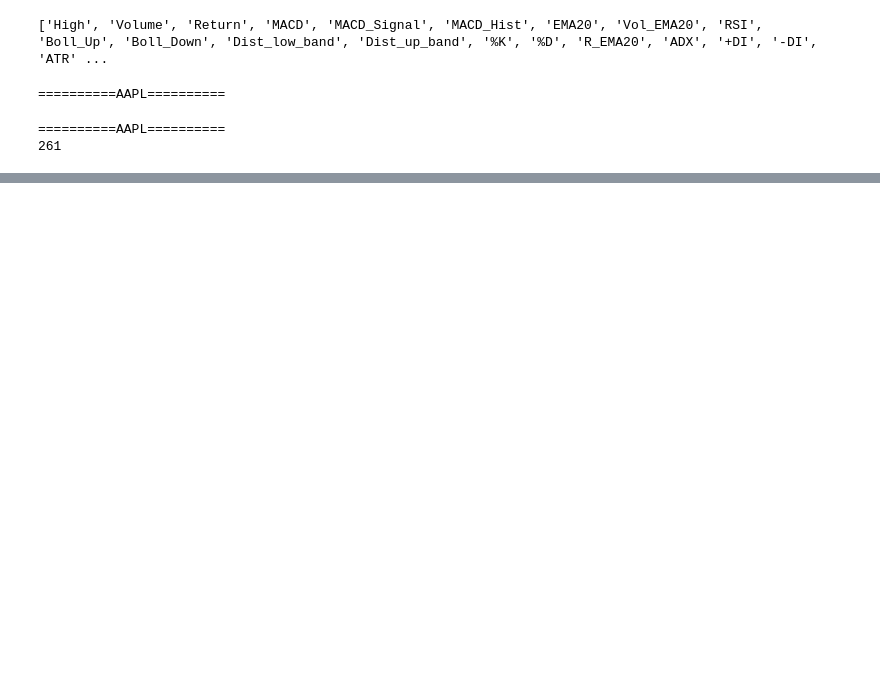
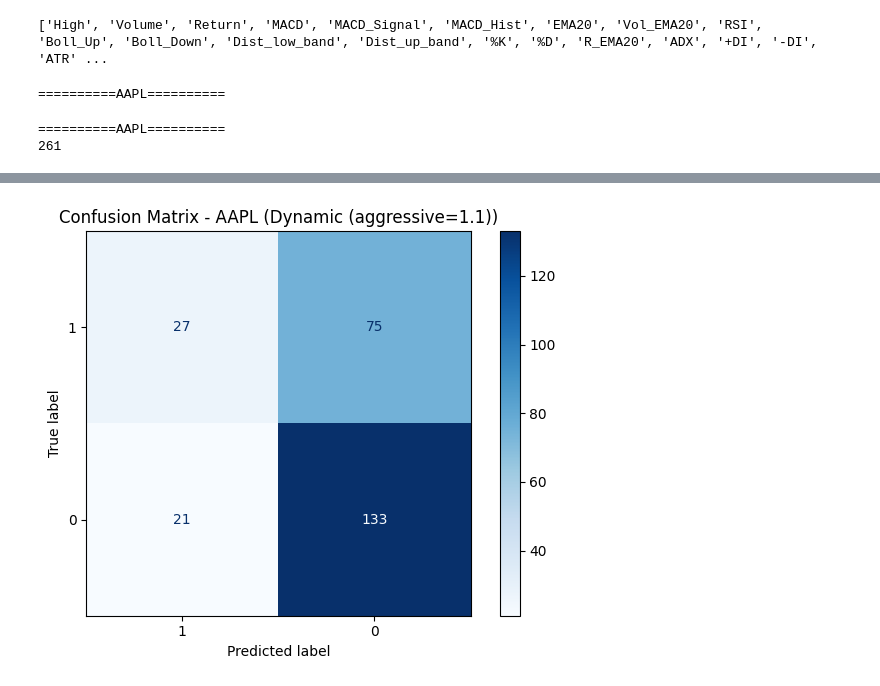
Before and after one commit to UniAlessioM/MarGui-Project, a Jupyter notebook: TradingTestbentch.ipynb, the cells around one changed output, grey strips where cells are left out. Drawn from its saved outputs; the diff is of its cells as text; code cells hidden in the pictures; blank space fills up the shorter version.

```diff
--- a/TradingTestbentch.ipynb
+++ b/TradingTestbentch.ipynb
@@ -250,0 +257,73 @@ Modello: Soldi di partenza: 1000 | Soldi alla fine 1111.0131643450152 | Guadagno
+# %%
+import importlib
+import target
+importlib.reload(target)
+from target import calculate_target
+from sklearn.metrics import confusion_matrix, ConfusionMatrixDisplay, classification_report
+
+for ticker, data in models.items():
+    print("=" * 10 + f"{ticker} - Confusion Matrix" + "=" * 10)
+
+    test_df = data["test_data"].copy()
+
+    test_df['Target'] = calculate_target(test_df, profit_take_pct=2, stop_loss_pct=1.0)
+    test_df = test_df.dropna(subset=["Target"])
+    test_df['Target'] = test_df['Target'].astype(int)
+
+    if "aggressive" in data:
+        temp = pd.concat([data["aggressive_warm_start_sample"], data["test_data"]]).reset_index(drop=True)
+        work_data = temp[data["features"]].copy()
+
+        dmatrix = xgb.DMatrix(work_data.values, feature_names=data["features"])
+        probability = data["model"].predict(dmatrix, iteration_range=(0, data["model"].best_iteration))
+        probability_series = pd.Series(probability).astype(float)
+
+        roll_mean = probability_series.rolling(window=window).mean()
+        roll_std = probability_series.rolling(window=window).std()
+        dynamic_threshold = roll_mean + roll_std.mul(float(data["aggressive"]))
+        dynamic_threshold = np.maximum(dynamic_threshold, floor_probability)
+
+        # Align with test_df AFTER dropping NaN targets
+        start_idx = len(data["aggressive_warm_start_sample"])
+        probability_series = probability_series.iloc[start_idx:start_idx + len(test_df)].reset_index(drop=True)
+        dynamic_threshold = dynamic_threshold.iloc[start_idx:start_idx + len(test_df)].reset_index(drop=True)
+
+        test_df['Probability'] = probability_series.values
+        test_df['Dynamic_Threshold'] = dynamic_threshold.values
+        test_df['Prediction'] = (probability_series > dynamic_threshold).astype(int).values
+
+        threshold_info = f"Dynamic (aggressive={data['aggressive']:.1f})"
+        print(f"Using DYNAMIC threshold (aggressive={data['aggressive']:.1f})")
+    else:
+        if "threshold" in data:
+            threshold = data["threshold"]
+        else:
+            threshold = 0.5
+
+        work_data = test_df.loc[:, data["features"]].copy()
+        dmatrix = xgb.DMatrix(work_data.values, feature_names=data["features"])
+        probability = data["model"].predict(dmatrix)
+
+        test_df['Probability'] = probability
+        test_df['Prediction'] = (probability >= threshold).astype(int)
+
+        threshold_info = f"Static (threshold={threshold})"
+        print(f"Using STATIC threshold={threshold}")
+
+    test_df = test_df.dropna(subset=["Target"])
+    test_df['Target'] = test_df['Target'].astype(int)
+
+    predictions = test_df['Prediction'].values
+    targets = test_df['Target'].values
+
+    print("\nClassification Report (Test Set):")
+    print(classification_report(targets, predictions, labels=[1, 0]))
+    print(f"Total Trades: {predictions.sum()} out of {len(predictions)} days")
+
+    cm = confusion_matrix(targets, predictions, labels=[1, 0])
+    disp = ConfusionMatrixDisplay(confusion_matrix=cm, display_labels=[1, 0])
+    disp.plot(cmap="Blues")
+    plt.title(f"Confusion Matrix - {ticker} ({threshold_info})")
+    plt.tight_layout()
+    plt.show()
+# %% [output]
@@ -250,0 +344 @@ Modello: Soldi di partenza: 1000 | Soldi alla fine 1111.0131643450152 | Guadagno
+[figure, added]
```
Also changed, not shown: parts of 4 cells of this notebook, 3 other files.
